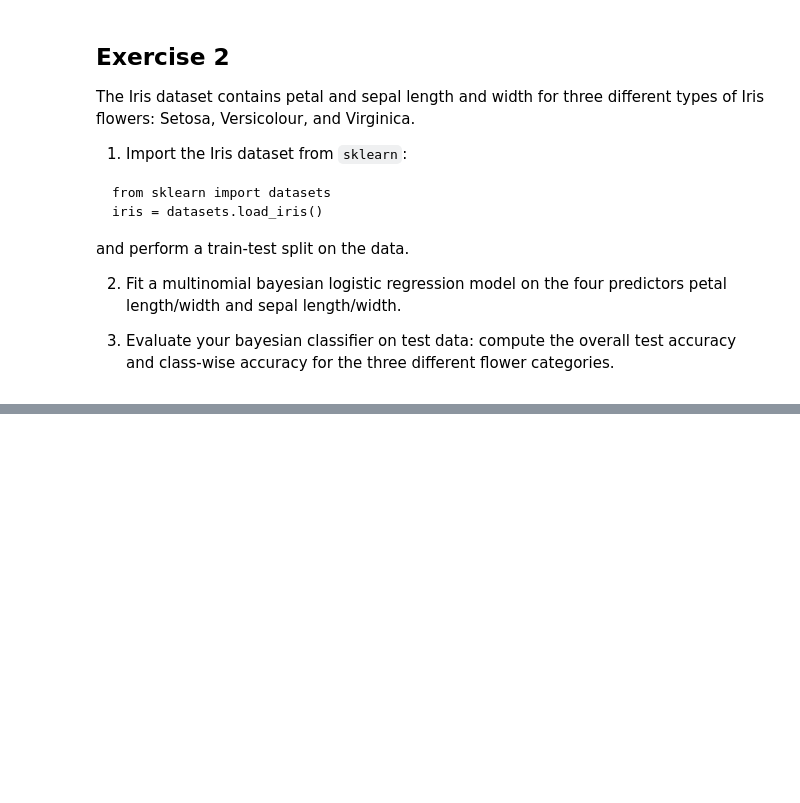
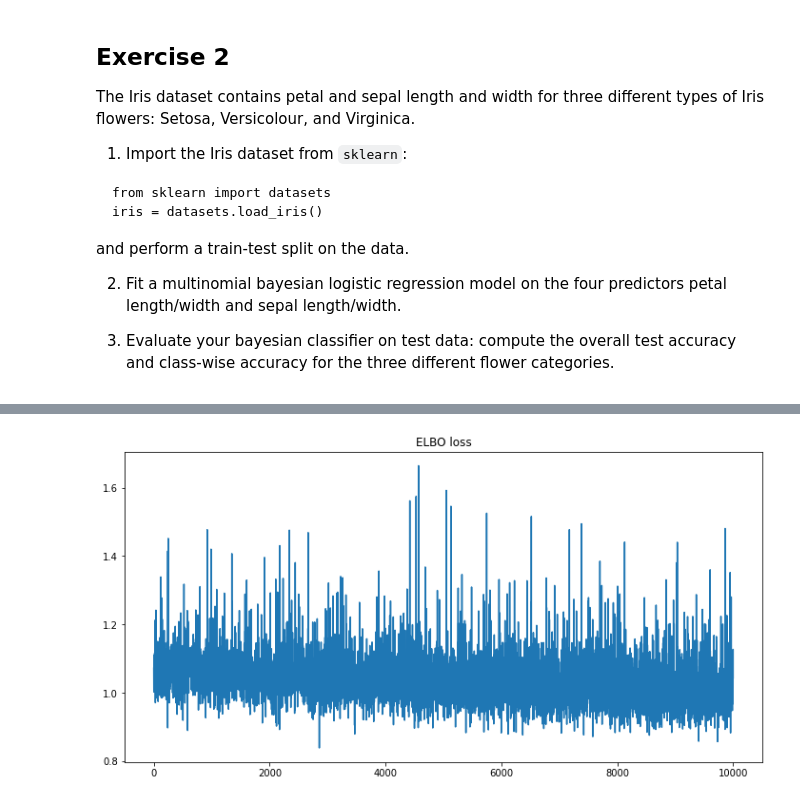
Before and after one commit to eferos93/statistical-machine-learning, a Jupyter notebook: homeworks/homework_06.ipynb, the cells around one changed output, grey strips where cells are left out. Cells and saved outputs as stored; diff of their text form; code cells hidden in the pictures; blank space fills up the shorter version.

```diff
--- a/homeworks/homework_06.ipynb
+++ b/homeworks/homework_06.ipynb
@@ -63,0 +50,4 @@ smoking_raw.head()
+# %%
+# re-scale the populatiopn dependent variable as it is too dominant compared to
+# the other ones
+smoking_data["pop"] = MinMaxScaler().fit_transform(pd.DataFrame(smoking_data["pop"]))
@@ -63,0 +232,10 @@ smoking_raw.head()
+# %%
+print("Inferred params:", list(pyro.get_param_store().keys()), end="\n\n")
+# w_i and b posterior mean
+inferred_w = pyro.get_param_store()["AutoMultivariateNormal.loc"][:-1]
+inferred_b = pyro.get_param_store()["AutoMultivariateNormal.loc"][-1]
+#inferred_b = pyro.get_param_store()["AutoMultivariateNormal.scale_tril"]
+#print(inferred_b.shape)
+for i,w in enumerate(inferred_w):
+    print(f"w_{i} = {w.item():.8f}")
+print(f"b = {inferred_b.item():.8f}")
@@ -78,0 +349,69 @@ and perform a train-test split on the data.
+# %%
+iris_predictors = torch.tensor(iris.data, dtype=torch.float)
+iris_species = torch.tensor(iris.target, dtype=torch.float)
+X_train, X_test, y_train, y_test = train_test_split(iris_predictors, iris_species, test_size=0.20,
+                                                    random_state=42, shuffle=True)
+# %%
+
+# model and guide functions
+def log_reg_model(x, y):
+    n_observations, n_predictors = x.shape
+    W = [pyro.sample("w_"+str(i), dist.Normal(torch.zeros(n_predictors), torch.ones(n_predictors)))
+         for i in range(0, 3)]
+    B = [pyro.sample("b_"+str(i), dist.Normal(0., 1.))
+         for i in range(0, 3)]
+
+    yhat = torch.stack(
+        [torch.sigmoid((W[i]*x).sum(dim=1) + B[i])
+         for i in range(0, 3)],
+        dim=1
+    )
+    with pyro.plate("data", n_observations):
+        # sampling 0-1 labels from Bernoulli distribution
+        y = pyro.sample("y", dist.Categorical(yhat), obs=y)
+
+def log_reg_guide(x, y=None):
+
+    n_observations, n_predictors = x.shape
+
+    w_loc_zero = pyro.param("w_loc_zero", torch.rand(n_predictors))
+    w_scale_zero = pyro.param("w_scale_zero", torch.rand(n_predictors), constraint=constraints.positive)
+    w_zero = pyro.sample("w_0", dist.Laplace(w_loc_zero, w_scale_zero))
+
+    b_loc_zero = pyro.param("b_loc_zero", torch.rand(1))
+    b_scale_zero = pyro.param("b_scale_zero", torch.rand(1), constraint=constraints.positive)
+    b_zero = pyro.sample("b_0", dist.Normal(b_loc_zero, b_scale_zero))
+
+    w_loc_one = pyro.param("w_loc_one", torch.rand(n_predictors))
+    w_scale_one = pyro.param("w_scale_one", torch.rand(n_predictors), constraint=constraints.positive)
+    w_one = pyro.sample("w_1", dist.Laplace(w_loc_one, w_scale_one))
+
+    b_loc_one = pyro.param("b_loc_one", torch.rand(1))
+    b_scale_one = pyro.param("b_scale_one", torch.rand(1), constraint=constraints.positive)
+    b_one = pyro.sample("b_1", dist.Normal(b_loc_one, b_scale_one))
+
+    w_loc_two = pyro.param("w_loc_two", torch.rand(n_predictors))
+    w_scale_two = pyro.param("w_scale_two", torch.rand(n_predictors), constraint=constraints.positive)
+    w_two = pyro.sample("w_2", dist.Laplace(w_loc_two, w_scale_two))
+
+    b_loc_two = pyro.param("b_loc_two", torch.rand(1))
+    b_scale_two = pyro.param("b_scale_two", torch.rand(1), constraint=constraints.positive)
+    b_two = pyro.sample("b_2", dist.Normal(b_loc_two, b_scale_two))
+
+
+
+log_reg_svi = SVI(model=log_reg_model, guide=log_reg_guide,
+          optim=optim.ClippedAdam({'lr' : 0.0002}),
+          loss=Trace_ELBO())
+
+losses = []
+for step in range(10000):
+    loss = log_reg_svi.step(X_train, y_train)/len(X_train)
+    losses.append(loss)
+    if step % 1000 == 0:
+        print(f"Step {step} : loss = {loss}")
+
+fig, ax = plt.subplots(figsize=(12,6))
+ax.plot(losses)
+ax.set_title("ELBO loss");
+# %% [output]
@@ -78,0 +428 @@ and perform a train-test split on the data.
+[figure, added]
```
Also changed, not shown: parts of 21 cells of this notebook, 5 other files.
